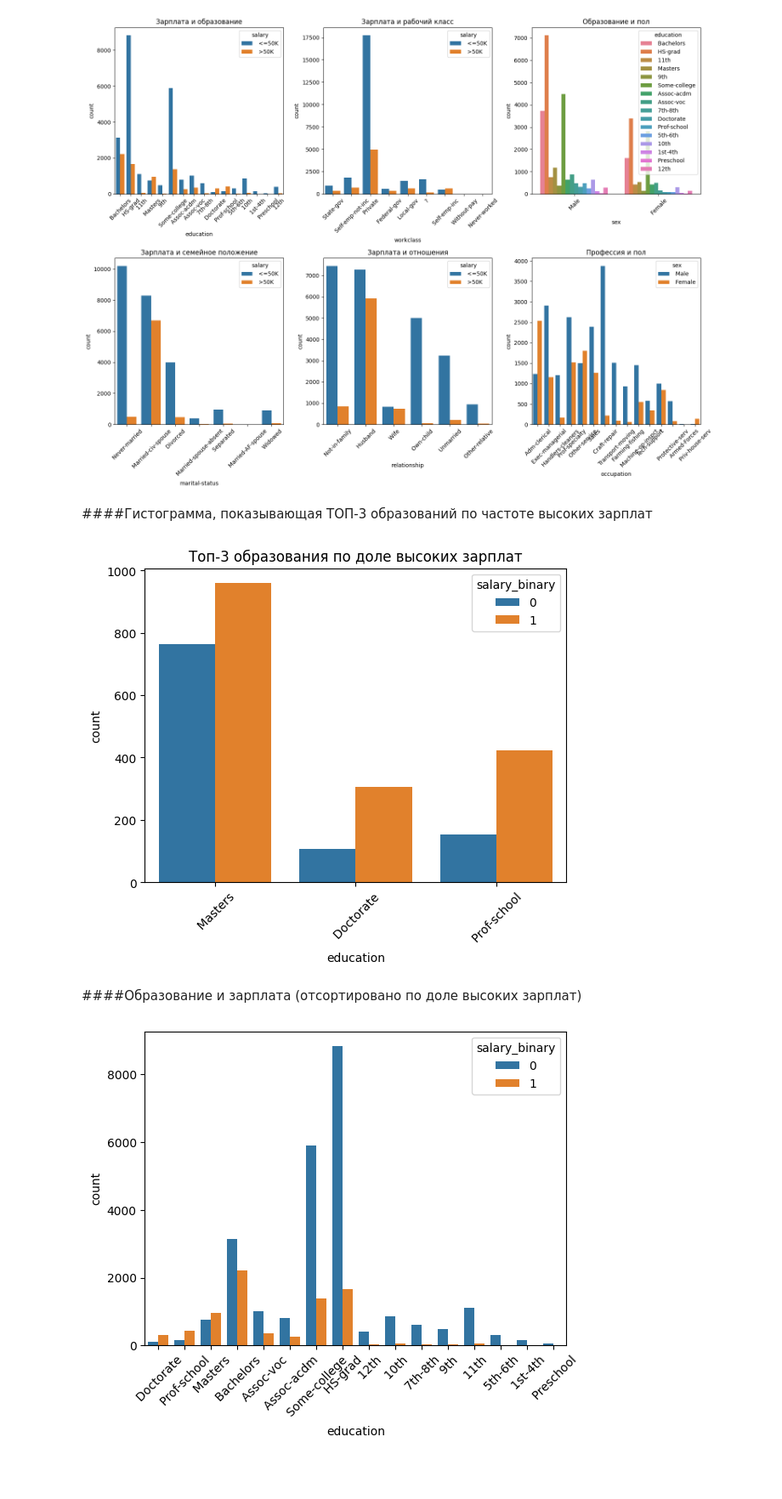
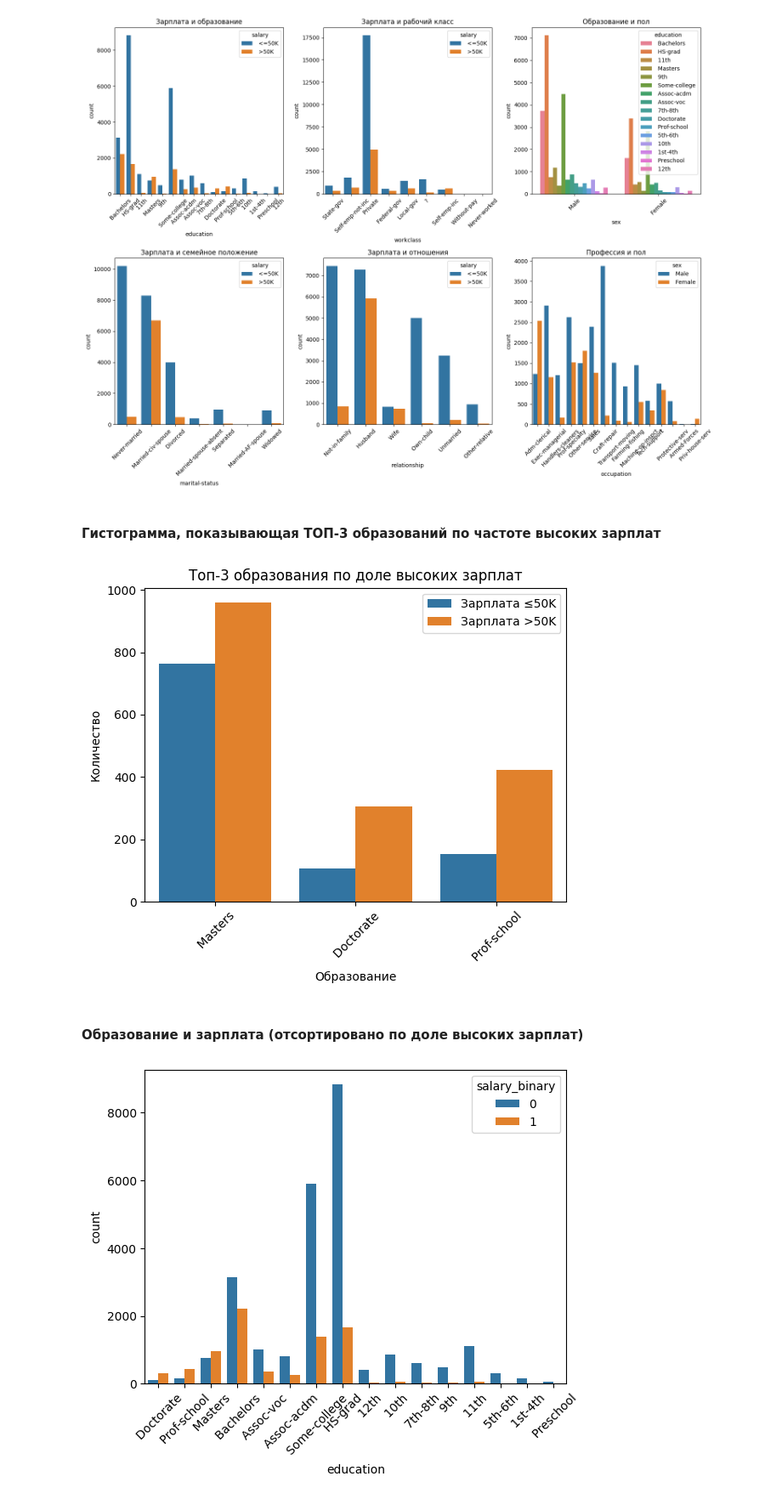
Before and after one commit to WheatSeeds/ML-LabW2, a Jupyter notebook: ML_LabW2.ipynb, the cells around one changed output. Shown at 85% size. Drawn from its saved outputs; the diff is of its cells as text; code cells hidden in the pictures; blank space fills up the shorter version.

```diff
--- a/ML_LabW2.ipynb
+++ b/ML_LabW2.ipynb
@@ -161,17 +163,21 @@ plt.show()
 # %% [output]
 [figure]
 # %% [markdown]
-####Гистограмма, показывающая ТОП-3 образований по частоте высоких зарплат
+#### Гистограмма, показывающая ТОП-3 образований по частоте высоких зарплат
 # %%
-data['salary_binary'] = data['salary'].replace({' <=50K': 0, ' >50K': 1}).astype(int)
+data['salary_binary'] = data['salary'].map({' <=50K': 0, ' >50K': 1}).astype(int)
+
 top_education_salary = data.groupby('education')['salary_binary'].mean().sort_values(ascending=False).head(3).index
 sns.countplot(data=data[data['education'].isin(top_education_salary)],
               x='education', hue='salary_binary')
 plt.title('Топ-3 образования по доле высоких зарплат')
+plt.xlabel('Образование')
+plt.ylabel('Количество')
 plt.xticks(rotation=45)
+plt.legend(['Зарплата ≤50K', 'Зарплата >50K'])
 plt.show()
 # %% [output]
-[figure, old version]
+[figure, new version]
 # %% [markdown]
-####Образование и зарплата (отсортировано по доле высоких зарплат)
+#### Образование и зарплата (отсортировано по доле высоких зарплат)
 # %%
```
Also changed, not shown: parts of 24 cells of this notebook.
